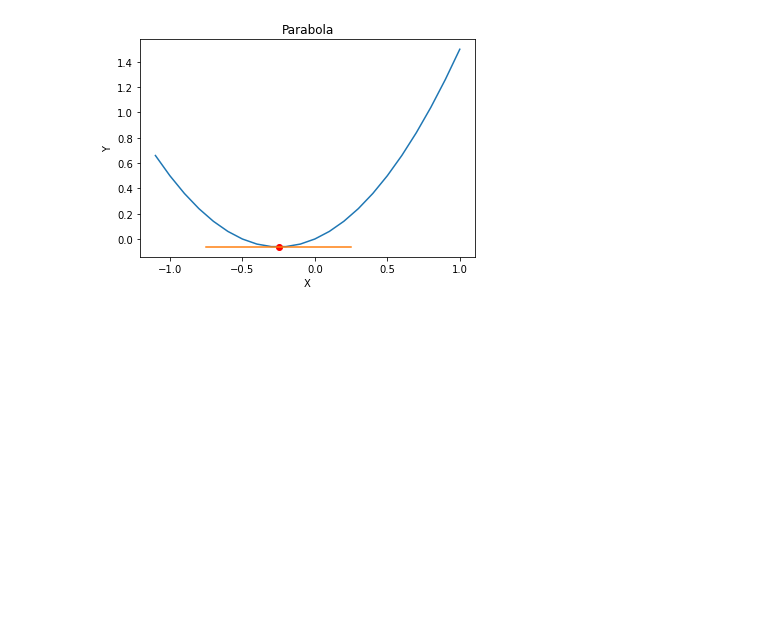
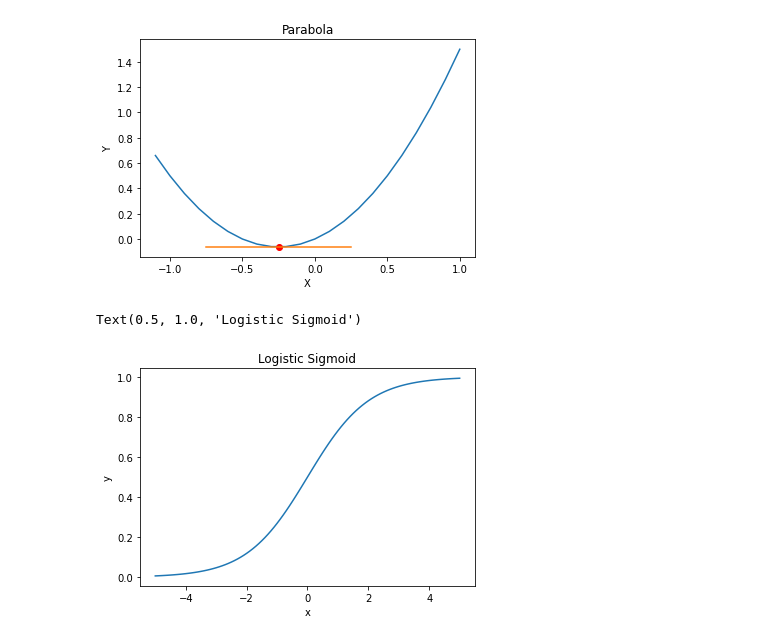
Before and after one commit to bmanek/MachineLearning, a Jupyter notebook: iris_dataset.ipynb, the cells around one changed output. Cells and saved outputs as stored; diff of their text form; code cells hidden in the pictures; blank space fills up the shorter version.

Commit message:
add sigmoid, prediction, loss, and training methods

```diff
--- a/iris_dataset.ipynb
+++ b/iris_dataset.ipynb
@@ -82,3 +83,17 @@ Estimated minimum -0.25, -0.06
 Derivative (gradient) 0.00
 Text(0.5, 1.0, 'Parabola')
 [figure]
+# %%
+def sigmoid(z):
+  # return the sigmoid of z
+  return 1.0/(1 + math.e ** (-z))
+
+x = [i * 0.1 for i in range(-50, 51)]
+y = [sigmoid(z) for z in x]
+plot.plot(x, y)
+plot.xlabel('x')
+plot.ylabel('y')
+plot.title('Logistic Sigmoid')
+# %% [output]
+Text(0.5, 1.0, 'Logistic Sigmoid')
+[figure, added]
```
Also changed, not shown: parts of 7 cells of this notebook.
